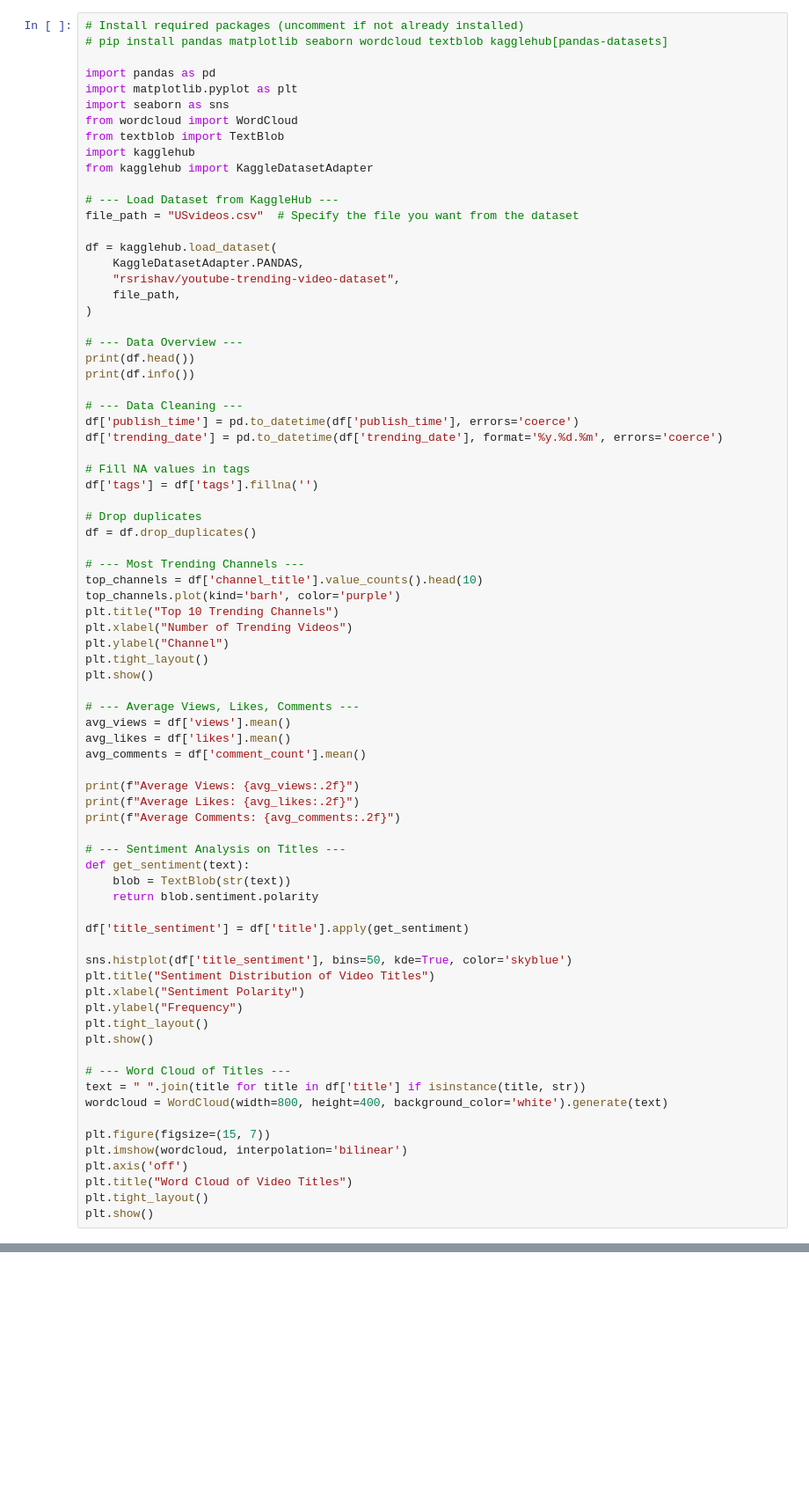
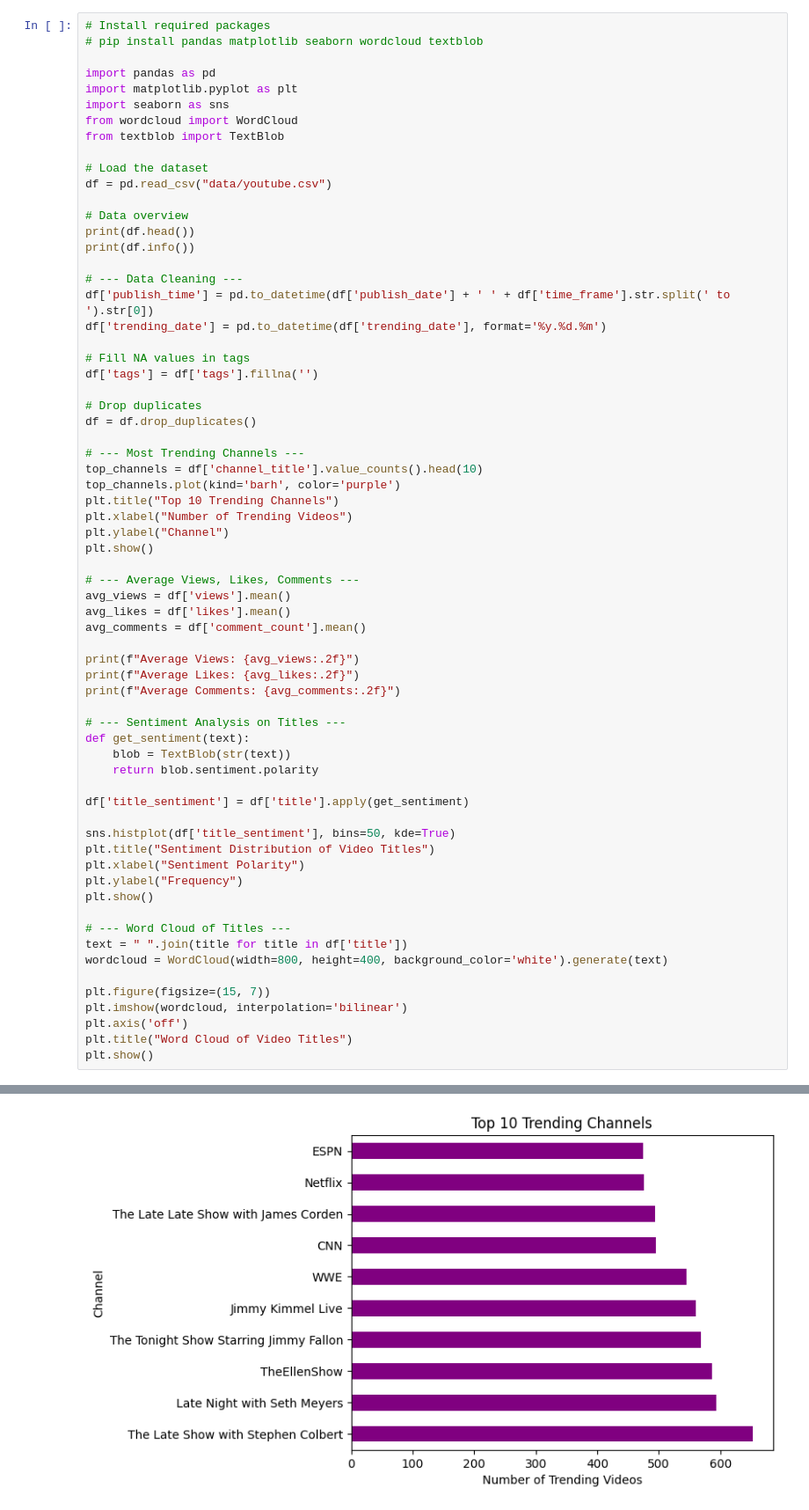
Before and after one commit to dbn-work/BDA-PROJECT, a Jupyter notebook: uvanalysis.ipynb, the cells around one changed output, grey strips where cells are left out. Shown: that part at 88% size. Cells and saved outputs as stored; diff of their text form; blank space fills up the shorter version.

```diff
--- a/uvanalysis.ipynb
+++ b/uvanalysis.ipynb
@@ -1,31 +1,23 @@
 # %%
-# Install required packages (uncomment if not already installed)
-# pip install pandas matplotlib seaborn wordcloud textblob kagglehub[pandas-datasets]
+# Install required packages
+# pip install pandas matplotlib seaborn wordcloud textblob
 
 import pandas as pd
 import matplotlib.pyplot as plt
 import seaborn as sns
 from wordcloud import WordCloud
 from textblob import TextBlob
-import kagglehub
-from kagglehub import KaggleDatasetAdapter
 
-# --- Load Dataset from KaggleHub ---
-file_path = "USvideos.csv"  # Specify the file you want from the dataset
+# Load the dataset
+df = pd.read_csv("data/youtube.csv")
 
-df = kagglehub.load_dataset(
-    KaggleDatasetAdapter.PANDAS,
-    "rsrishav/youtube-trending-video-dataset",
-    file_path,
-)
-
-# --- Data Overview ---
+# Data overview
 print(df.head())
 print(df.info())
 
 # --- Data Cleaning ---
-df['publish_time'] = pd.to_datetime(df['publish_time'], errors='coerce')
-df['trending_date'] = pd.to_datetime(df['trending_date'], format='%y.%d.%m', errors='coerce')
+df['publish_time'] = pd.to_datetime(df['publish_date'] + ' ' + df['time_frame'].str.split(' to ').str[0])
+df['trending_date'] = pd.to_datetime(df['trending_date'], format='%y.%d.%m')
 
 # Fill NA values in tags
 df['tags'] = df['tags'].fillna('')
@@ -39,7 +31,6 @@ top_channels.plot(kind='barh', color='purple')
 plt.title("Top 10 Trending Channels")
 plt.xlabel("Number of Trending Videos")
 plt.ylabel("Channel")
-plt.tight_layout()
 plt.show()
 
 # --- Average Views, Likes, Comments ---
@@ -58,20 +49,19 @@ def get_sentiment(text):
 
 df['title_sentiment'] = df['title'].apply(get_sentiment)
 
-sns.histplot(df['title_sentiment'], bins=50, kde=True, color='skyblue')
+sns.histplot(df['title_sentiment'], bins=50, kde=True)
 plt.title("Sentiment Distribution of Video Titles")
 plt.xlabel("Sentiment Polarity")
 plt.ylabel("Frequency")
-plt.tight_layout()
 plt.show()
 
 # --- Word Cloud of Titles ---
-text = " ".join(title for title in df['title'] if isinstance(title, str))
+text = " ".join(title for title in df['title'])
 wordcloud = WordCloud(width=800, height=400, background_color='white').generate(text)
 
 plt.figure(figsize=(15, 7))
 plt.imshow(wordcloud, interpolation='bilinear')
 plt.axis('off')
 plt.title("Word Cloud of Video Titles")
-plt.tight_layout()
 plt.show()
+# %% [output]
@@ -77,0 +85 @@ plt.show()
+[figure, added]
```
Also changed, not shown: parts of 1 cell of this notebook.
